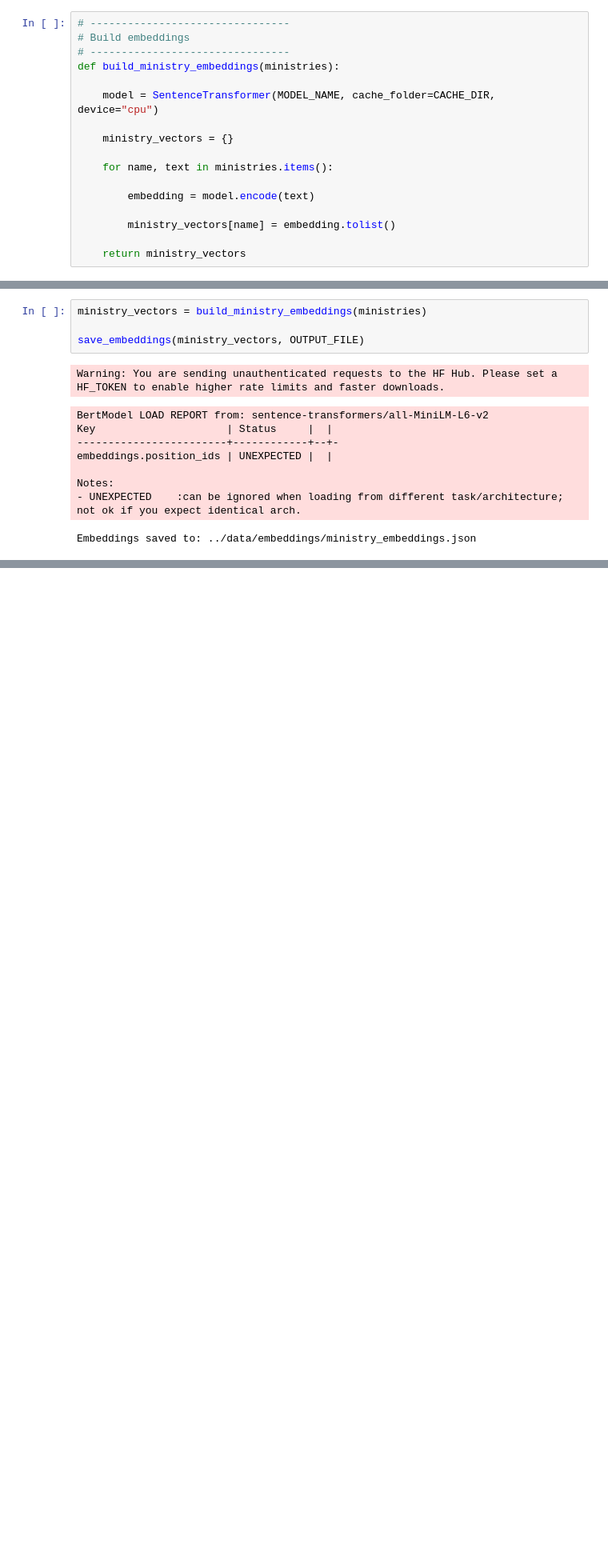
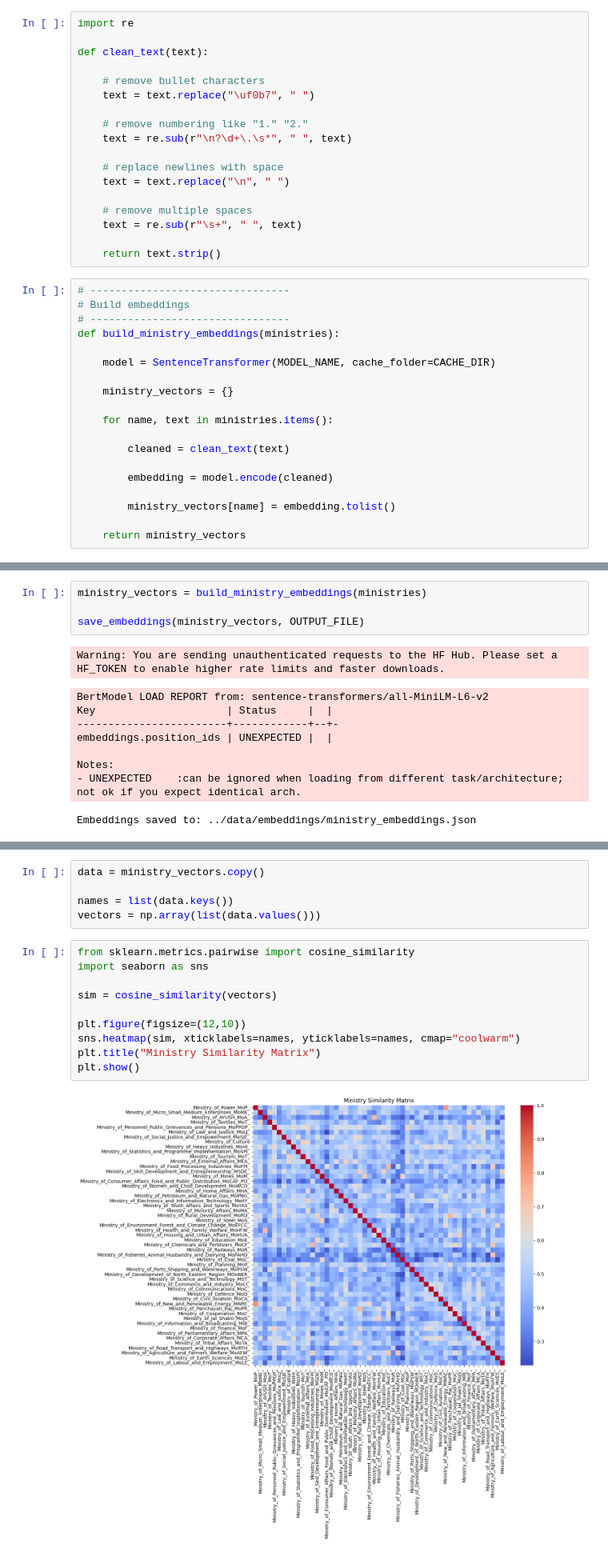
Before and after one commit to DevadattaP/analyse_parliament_transcripts_NLP, a Jupyter notebook: notebooks/ministry_embeddings.ipynb, the cells around one changed output, grey strips where cells are left out. Shown at 80% size. Cells and saved outputs as stored; diff of their text form; blank space fills up the shorter version.

```diff
--- a/notebooks/ministry_embeddings.ipynb
+++ b/notebooks/ministry_embeddings.ipynb
@@ -32,19 +31,39 @@ def load_ministry_texts(directory):
             ministries[name] = text
 
     return ministries
+# %%
+import re
+
+def clean_text(text):
+
+    # remove bullet characters
+    text = text.replace("\uf0b7", " ")
+
+    # remove numbering like "1." "2."
+    text = re.sub(r"\n?\d+\.\s*", " ", text)
+
+    # replace newlines with space
+    text = text.replace("\n", " ")
+
+    # remove multiple spaces
+    text = re.sub(r"\s+", " ", text)
+
+    return text.strip()
 # %%
 # --------------------------------
 # Build embeddings
 # --------------------------------
 def build_ministry_embeddings(ministries):
 
-    model = SentenceTransformer(MODEL_NAME, cache_folder=CACHE_DIR, device="cpu")
+    model = SentenceTransformer(MODEL_NAME, cache_folder=CACHE_DIR)
 
     ministry_vectors = {}
 
     for name, text in ministries.items():
 
-        embedding = model.encode(text)
+        cleaned = clean_text(text)
+
+        embedding = model.encode(cleaned)
 
         ministry_vectors[name] = embedding.tolist()
 
@@ -92,0 +116,17 @@ len(ministry_vectors['Ministry_of_Power_MoP_'])
+# %%
+data = ministry_vectors.copy()
+
+names = list(data.keys())
+vectors = np.array(list(data.values()))
+# %%
+from sklearn.metrics.pairwise import cosine_similarity
+import seaborn as sns
+
+sim = cosine_similarity(vectors)
+
+plt.figure(figsize=(12,10))
+sns.heatmap(sim, xticklabels=names, yticklabels=names, cmap="coolwarm")
+plt.title("Ministry Similarity Matrix")
+plt.show()
+# %% [output]
+[figure, added]
```
Also changed, not shown: parts of 9 cells of this notebook, 5 other files.
